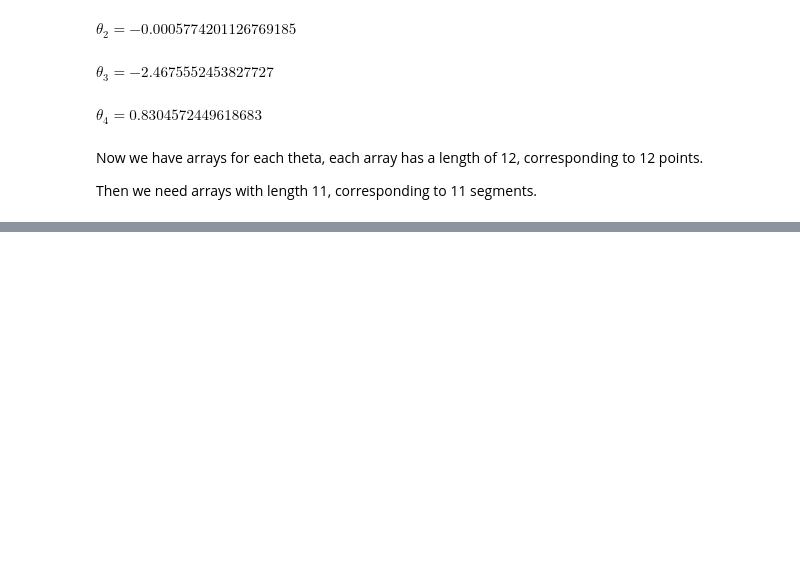
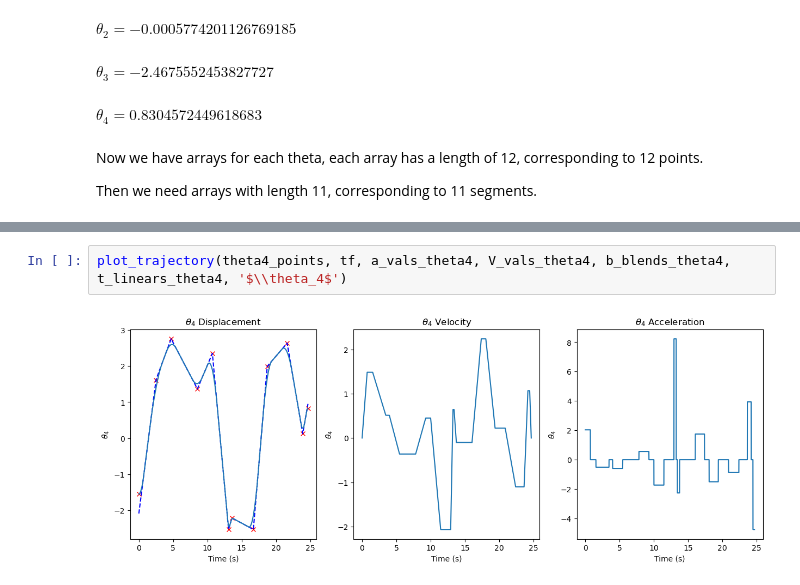
Before and after one commit to sunfanyi/robot-arm-analysis, a Jupyter notebook: trajectory_planning.ipynb, the cells around one changed output, grey strips where cells are left out. Saved outputs shown, nothing was run; the diff lists cells and outputs as text; blank space fills up the shorter version.

```diff
--- a/trajectory_planning.ipynb
+++ b/trajectory_planning.ipynb
@@ -371,0 +382,4 @@ V_vals [-2.35282689 -8.27344727  2.09064758  0.26474162  6.90298444  3.22087546
+# %%
+plot_trajectory(theta4_points, tf, a_vals_theta4, V_vals_theta4, b_blends_theta4, t_linears_theta4, '$\\theta_4$')
+# %% [output]
+[figure, added]
```
Also changed, not shown: parts of 9 cells of this notebook.
